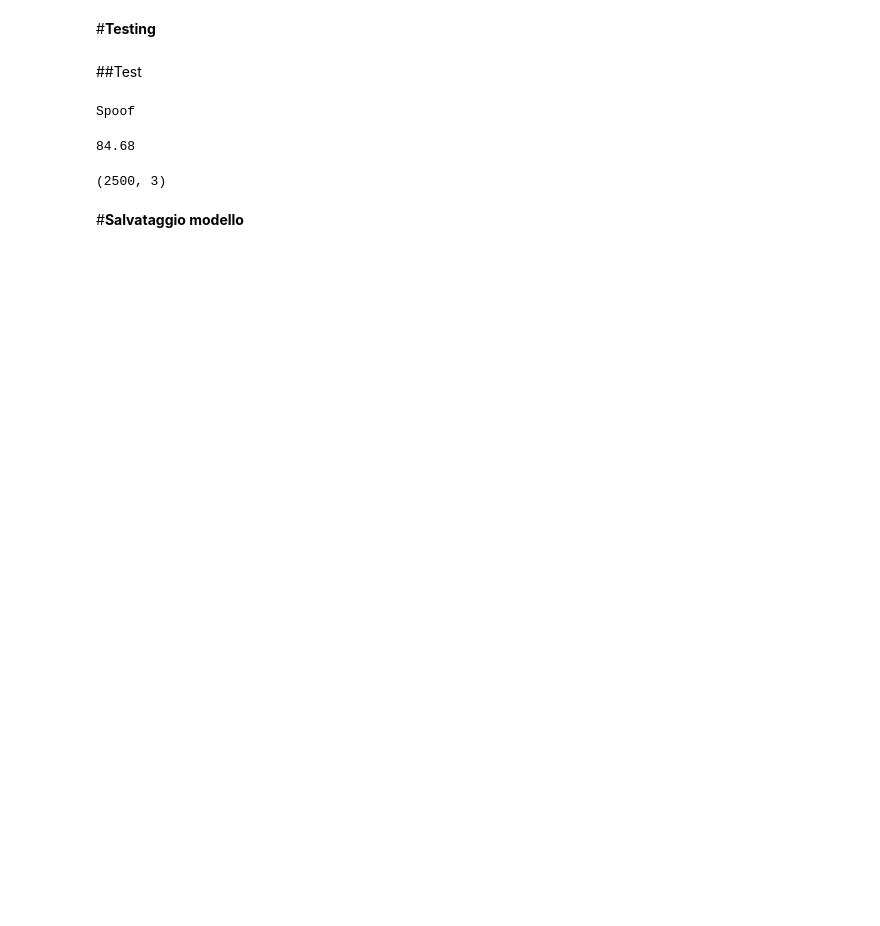
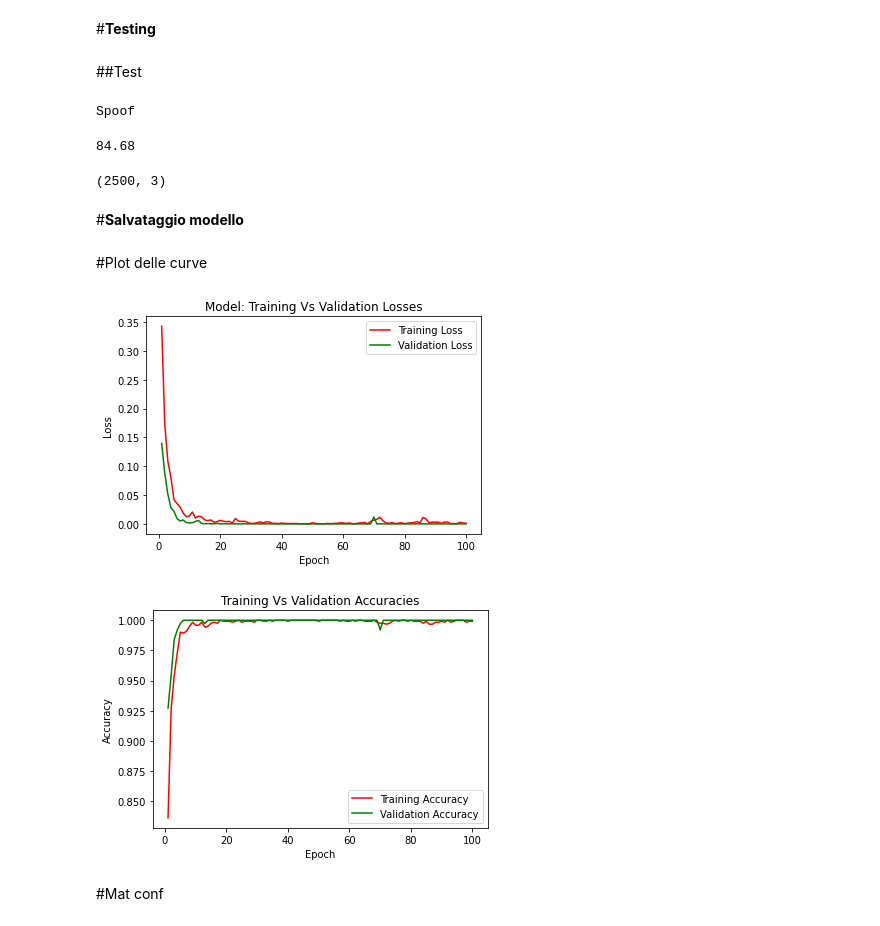
Before and after one commit to umbertogagl97/Tesi, a Jupyter notebook: Addestramento_scanner_Pytorch(Test_votazione).ipynb, the cells around one changed output. Drawn from its saved outputs; the diff is of its cells as text; code cells hidden in the pictures; blank space fills up the shorter version.

Commit message:
Aggiunto plot curve

```diff
--- a/Addestramento_scanner_Pytorch(Test_votazione).ipynb
+++ b/Addestramento_scanner_Pytorch(Test_votazione).ipynb
@@ -418,3 +433,55 @@ print(Test.shape)
 # %%
 #salva modello su drive
 torch.save(best_model.state_dict(),path_model_save)
+# %% [markdown]
+#Plot delle curve
+# %%
+import matplotlib.pyplot as plt
+
+lossModel_Train = []
+lossModel_val = []
+accModel_Train = []
+accModel_val = []
+
+file = open('lossTrain.txt', 'r')
+Testo = file.readlines()
+for element in Testo:
+  lossModel_Train.append(float(element))
+
+file = open('lossVal.txt', 'r')
+Testo = file.readlines()
+for element in Testo:
+  lossModel_val.append(float(element))
+
+plt.figure()
+plt.title("Model: Training Vs Validation Losses")
+plt.xlabel('Epoch')
+plt.ylabel('Loss')
+plt.plot(list(range(1,len(lossModel_Train)+1)), lossModel_Train, color='r', label="Training Loss")
+plt.plot(list(range(1, len(lossModel_val)+1)), lossModel_val, color='g', label="Validation Loss")
+plt.legend()
+plt.savefig('LossTrainVal.png')
+
+file = open('AccTrain.txt', 'r')
+Testo = file.readlines()
+for element in Testo:
+  accModel_Train.append(float(element))
+
+file = open('AccVal.txt', 'r')
+Testo = file.readlines()
+for element in Testo:
+  accModel_val.append(float(element))
+
+plt.figure()
+plt.title("Training Vs Validation Accuracies")
+plt.xlabel('Epoch')
+plt.ylabel('Accuracy')
+plt.plot(list(range(1, len(accModel_Train)+1)), accModel_Train, color='r', label="Training Accuracy")
+plt.plot(list(range(1, len(accModel_val)+1)), accModel_val, color='g', label="Validation Accuracy")
+plt.legend()
+plt.savefig(WeightPath + 'AccTrainVal.png')
+# %% [output]
+[figure, added]
+[figure, added]
+# %% [markdown]
+#Mat conf
```
Also changed, not shown: parts of 3 cells of this notebook.
